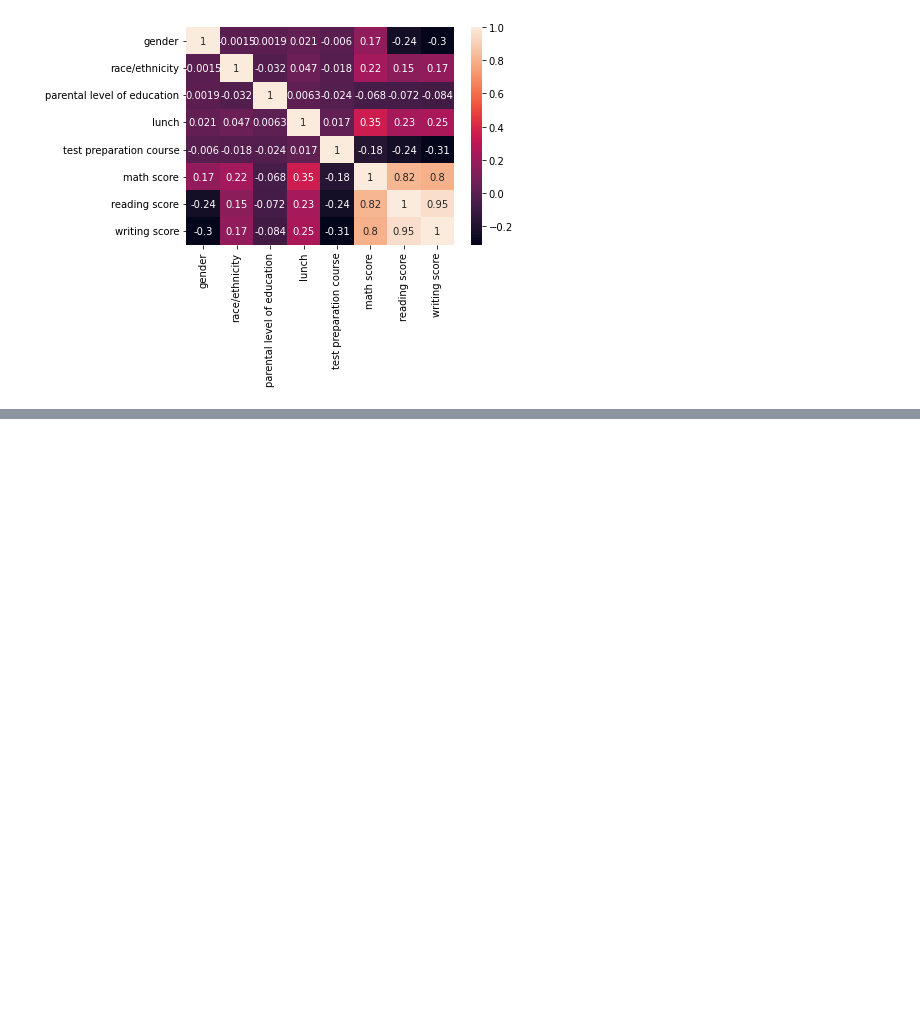
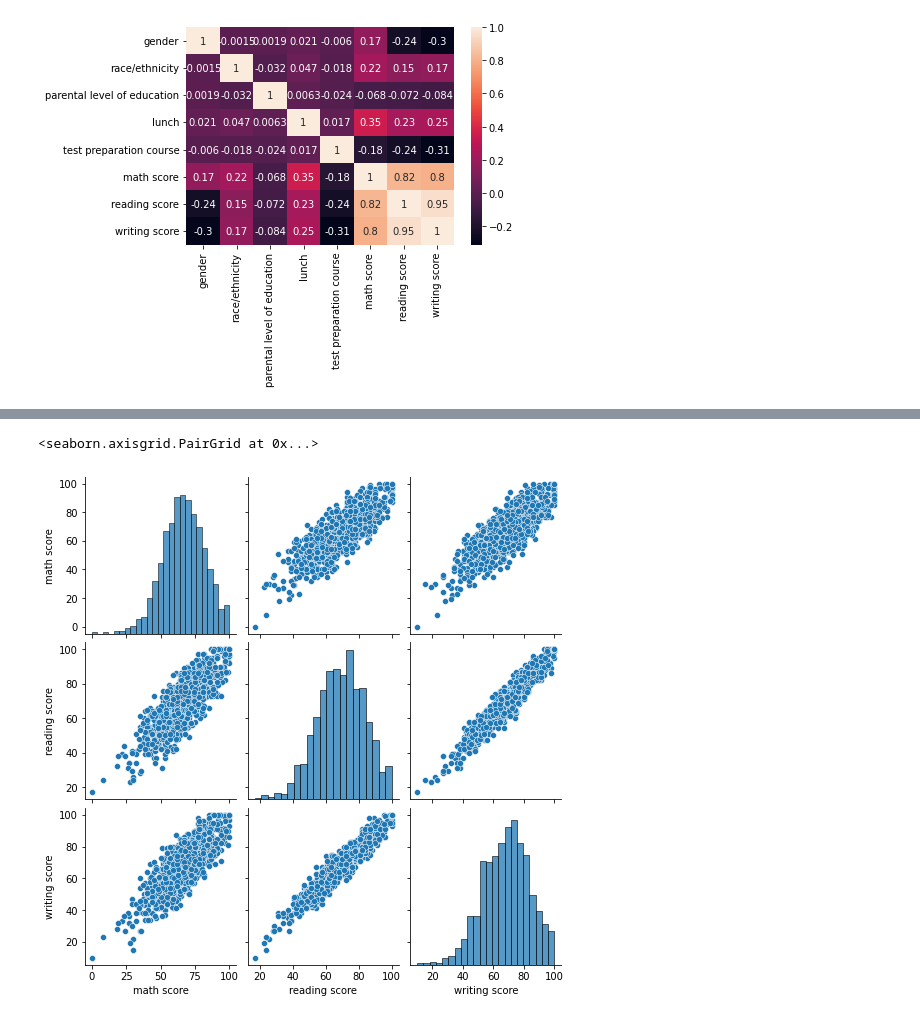
Before and after one commit to VidWantsToDevelop/Kaggle_Solutions, a Jupyter notebook: Datasets_for_analysis/StudentsPerformance/SP_analysis.ipynb, the cells around one changed output, grey strips where cells are left out. Saved outputs shown, nothing was run; the diff lists cells and outputs as text; code cells hidden in the pictures; blank space fills up the shorter version.

```diff
--- a/Datasets_for_analysis/StudentsPerformance/SP_analysis.ipynb
+++ b/Datasets_for_analysis/StudentsPerformance/SP_analysis.ipynb
@@ -81,0 +89,7 @@ sns.boxplot(ax = axs[2], x = 'lunch', y = 'reading score', data = dataset).set(t
+# %%
+# Insights from the heatmap also revealed strong correlation between the academic disciplines (math, reading, writing)
+
+sns.pairplot(dataset[["math score", "reading score", "writing score"]])
+# %% [output]
+<seaborn.axisgrid.PairGrid at 0x...>
+[figure, added]
```
Also changed, not shown: parts of 5 cells of this notebook, 1 other file.
